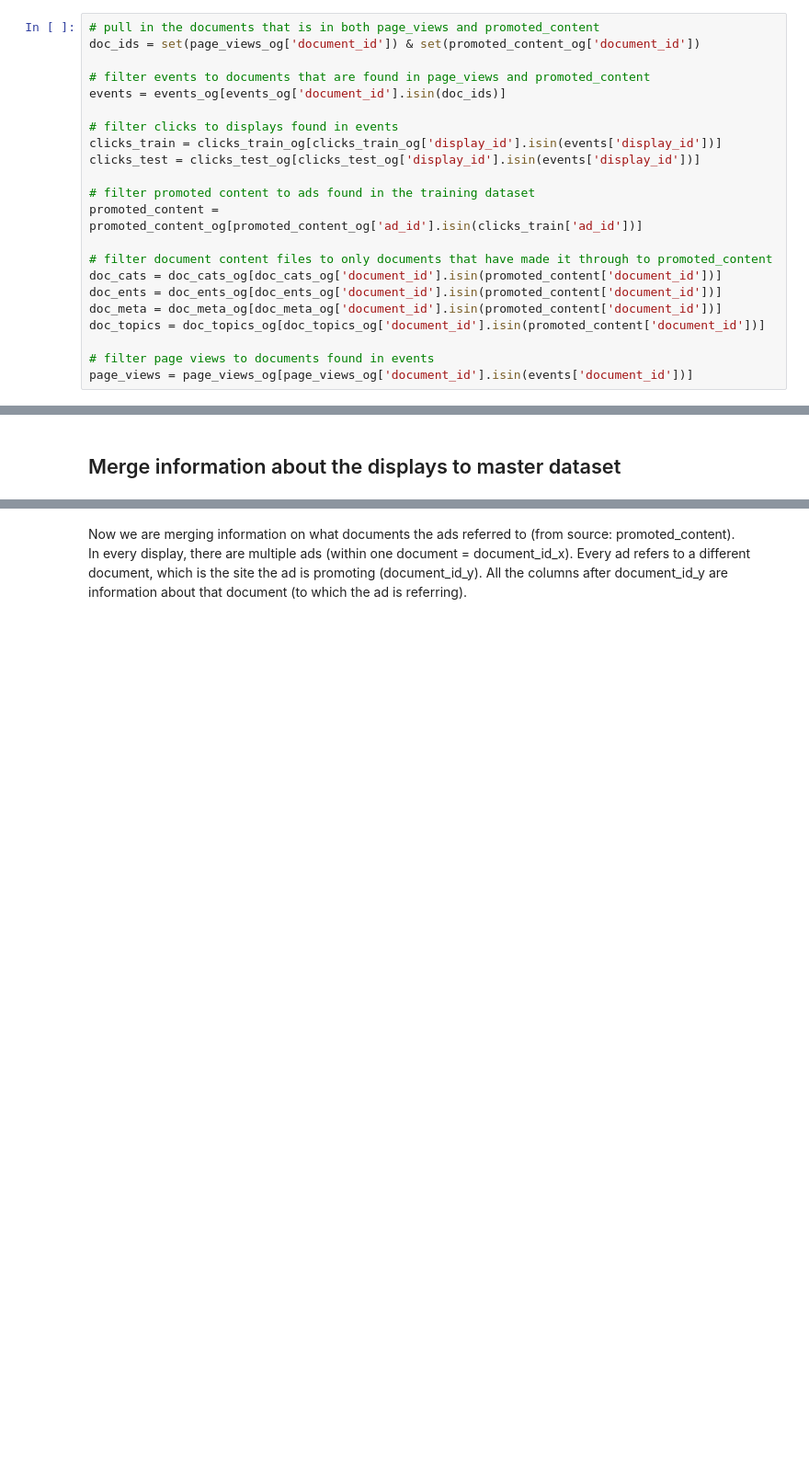
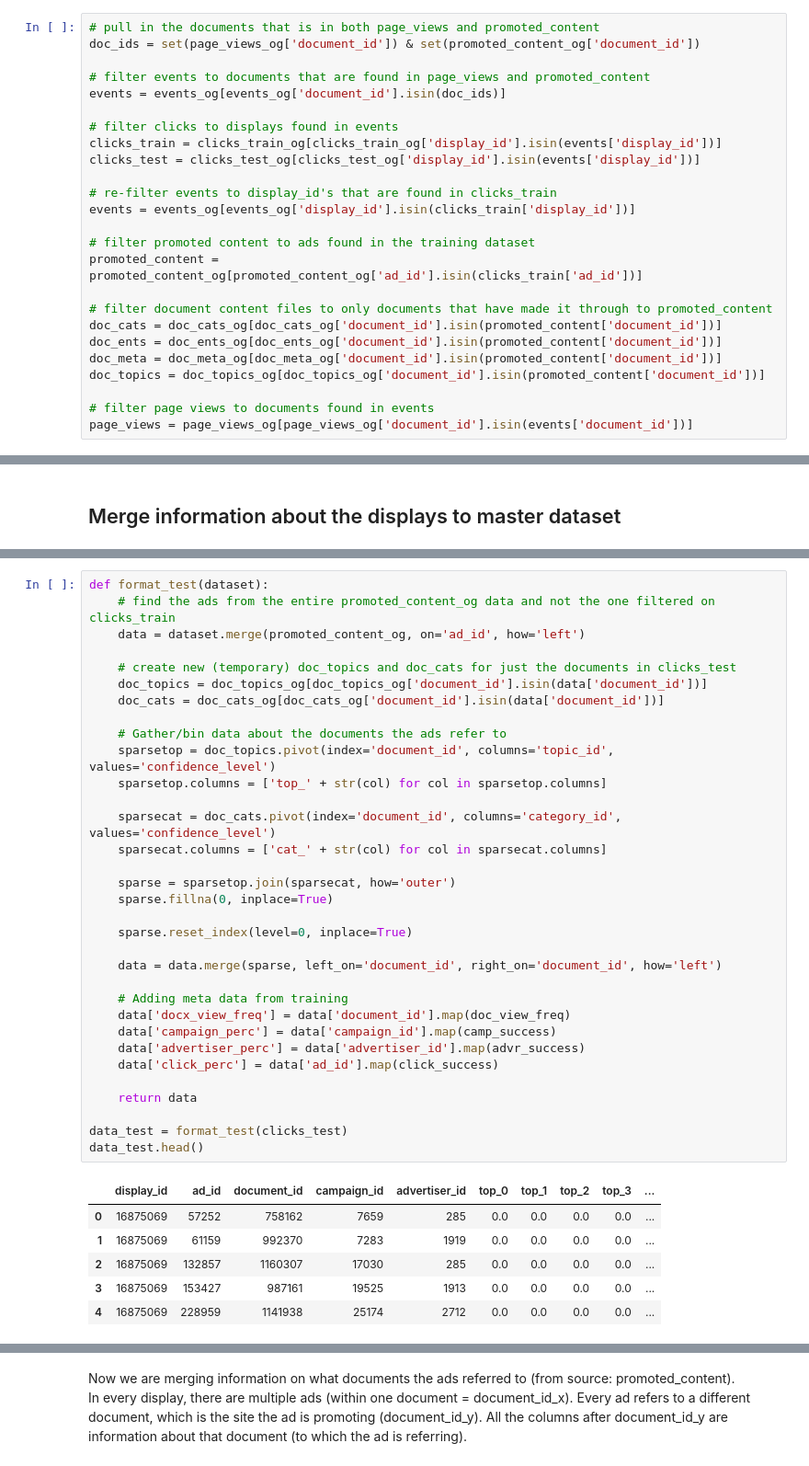
Before and after one commit to sarahkelley/w207_final_project_Cluster-F, a Jupyter notebook: Data_Wrangling_Lisa.ipynb, the cells around one changed output, grey strips where cells are left out. Shown at 92% size. Saved outputs shown, nothing was run; the diff lists cells and outputs as text; blank space fills up the shorter version.

Commit message:
changed Lisa to format clicks_test data & minor edits

```diff
--- a/Data_Wrangling_Lisa.ipynb
+++ b/Data_Wrangling_Lisa.ipynb
@@ -282,6 +282,9 @@ events = events_og[events_og['document_id'].isin(doc_ids)]
 # filter clicks to displays found in events
 clicks_train = clicks_train_og[clicks_train_og['display_id'].isin(events['display_id'])]
 clicks_test = clicks_test_og[clicks_test_og['display_id'].isin(events['display_id'])]
+
+# re-filter events to display_id's that are found in clicks_train
+events = events_og[events_og['display_id'].isin(clicks_train['display_id'])]
 
 # filter promoted content to ads found in the training dataset
 promoted_content = promoted_content_og[promoted_content_og['ad_id'].isin(clicks_train['ad_id'])]
@@ -378,0 +395,40 @@ data.head()
+# %%
+def format_test(dataset):
+    # find the ads from the entire promoted_content_og data and not the one filtered on clicks_train
+    data = dataset.merge(promoted_content_og, on='ad_id', how='left')
+
+    # create new (temporary) doc_topics and doc_cats for just the documents in clicks_test
+    doc_topics = doc_topics_og[doc_topics_og['document_id'].isin(data['document_id'])]
+    doc_cats = doc_cats_og[doc_cats_og['document_id'].isin(data['document_id'])]
+
+    # Gather/bin data about the documents the ads refer to
+    sparsetop = doc_topics.pivot(index='document_id', columns='topic_id', values='confidence_level')
+    sparsetop.columns = ['top_' + str(col) for col in sparsetop.columns]
+
+    sparsecat = doc_cats.pivot(index='document_id', columns='category_id', values='confidence_level')
+    sparsecat.columns = ['cat_' + str(col) for col in sparsecat.columns]
+
+    sparse = sparsetop.join(sparsecat, how='outer')
+    sparse.fillna(0, inplace=True)
+
+    sparse.reset_index(level=0, inplace=True)
+
+    data = data.merge(sparse, left_on='document_id', right_on='document_id', how='left')
+
+    # Adding meta data from training
+    data['docx_view_freq'] = data['document_id'].map(doc_view_freq)
+    data['campaign_perc'] = data['campaign_id'].map(camp_success)
+    data['advertiser_perc'] = data['advertiser_id'].map(advr_success)
+    data['click_perc'] = data['ad_id'].map(click_success)
+
+    return data
+
+data_test = format_test(clicks_test)
+data_test.head()
+# %% [output]
+|  | display_id | ad_id | document_id | campaign_id | advertiser_id | top_0 | top_1 | top_2 | top_3 | ... |
+| 0 | 16875069 | 57252 | 758162 | 7659 | 285 | 0.0 | 0.0 | 0.0 | 0.0 | ... |
+| 1 | 16875069 | 61159 | 992370 | 7283 | 1919 | 0.0 | 0.0 | 0.0 | 0.0 | ... |
+| 2 | 16875069 | 132857 | 1160307 | 17030 | 285 | 0.0 | 0.0 | 0.0 | 0.0 | ... |
+| 3 | 16875069 | 153427 | 987161 | 19525 | 1913 | 0.0 | 0.0 | 0.0 | 0.0 | ... |
+| 4 | 16875069 | 228959 | 1141938 | 25174 | 2712 | 0.0 | 0.0 | 0.0 | 0.0 | ... |
```
Also changed, not shown: parts of 8 cells of this notebook.
